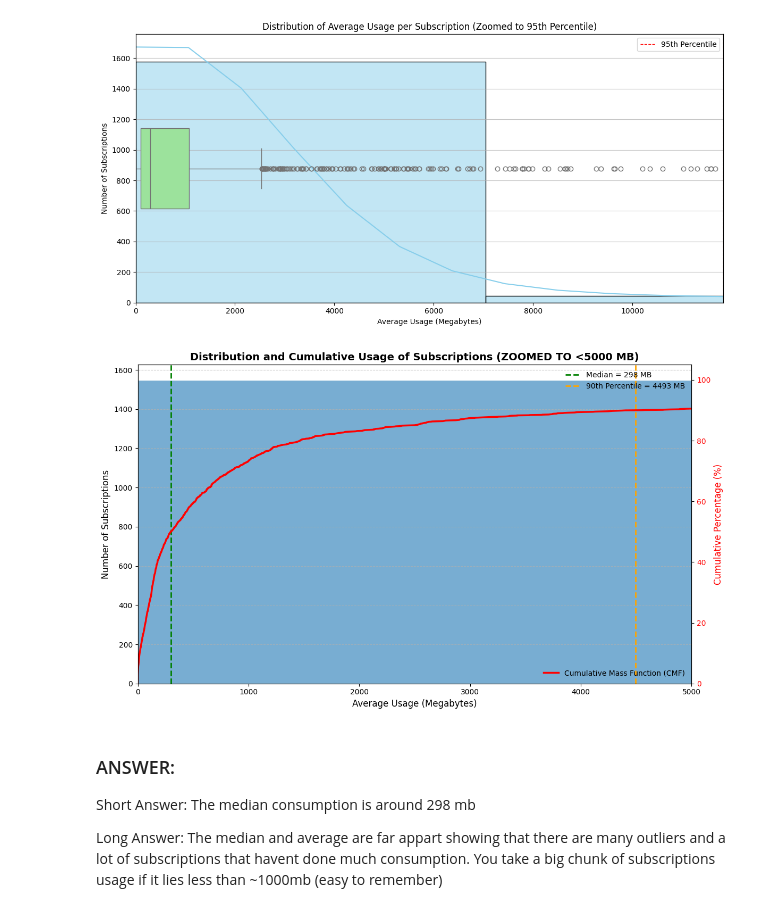
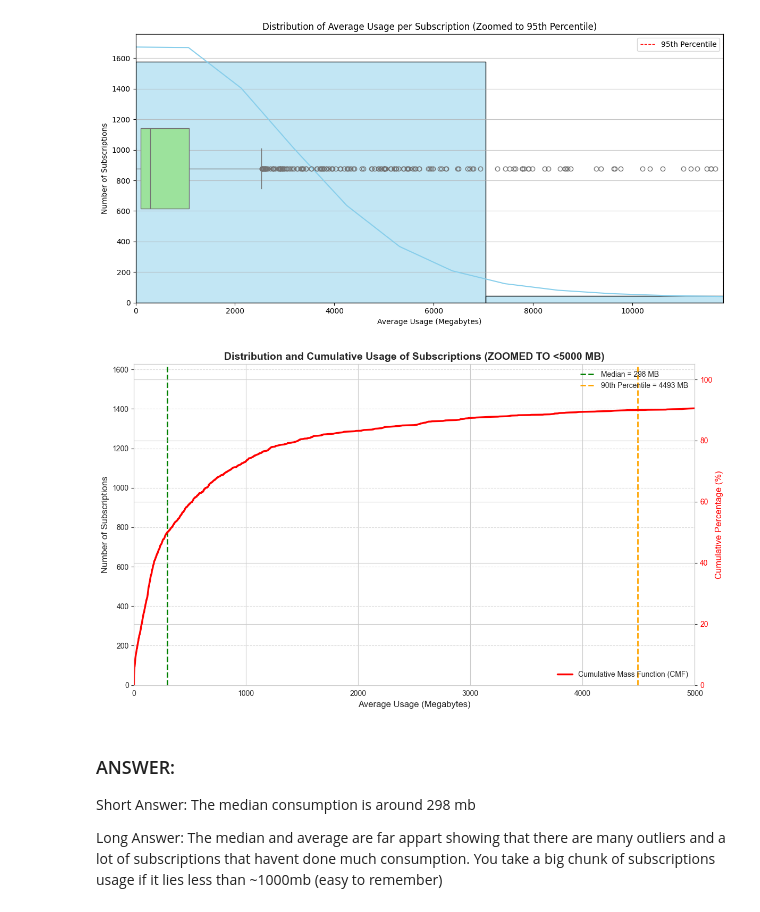
Before and after one commit to Robertoarce/gigs-sql, a Jupyter notebook: analysis.ipynb, the cells around one changed output. Drawn from its saved outputs; the diff is of its cells as text; code cells hidden in the pictures.

```diff
--- a/analysis.ipynb
+++ b/analysis.ipynb
@@ -554,35 +574,35 @@ cmf = np.arange(1, len(sorted_usage) + 1) / len(sorted_usage) * 100
 ax1 = sns.histplot(
     data,
     bins=40,
     edgecolor='white',
-    alpha=0.6
+    alpha=0.0
 )
 ax1.set_xlim(0, 5000)
 ax1.set_xlabel('Average Usage (Megabytes)', fontsize=12)
 ax1.set_ylabel('Number of Subscriptions', fontsize=12)
 ax1.set_title('Distribution and Cumulative Usage of Subscriptions (ZOOMED TO <5000 MB)', fontsize=14, weight='bold')
 ax1.grid(axis='y', linestyle='--', alpha=0.7)
 
 # Add CMF (secondary y-axis)
 ax2 = ax1.twinx()
 ax2.plot(sorted_usage, cmf, color='red', linewidth=2.5, label='Cumulative Mass Function (CMF)')
 ax2.set_xlim(0, 5000)
 ax2.set_ylim(0, 105)
 ax2.set_ylabel('Cumulative Percentage (%)', color='red', fontsize=12)
 ax2.tick_params(axis='y', labelcolor='red')
 ax2.legend(loc='lower right', frameon=False)
 
 # Add median and percentile markers
 median_val = np.median(data)
 p90_val = np.percentile(data, 90)
 ax1.axvline(median_val, color='green', linestyle='--', linewidth=2, label=f'Median = {median_val:.0f} MB')
 ax1.axvline(p90_val, color='orange', linestyle='--', linewidth=2, label=f'90th Percentile = {p90_val:.0f} MB')
 ax1.legend(loc='upper right', frameon=False)
 
 plt.tight_layout()
 plt.show()
 # %% [output]
-[figure, old version]
+[figure, new version]
 # %% [markdown]
 ### ANSWER:
 
```
Also changed, not shown: parts of 12 cells of this notebook, 7 other files.
